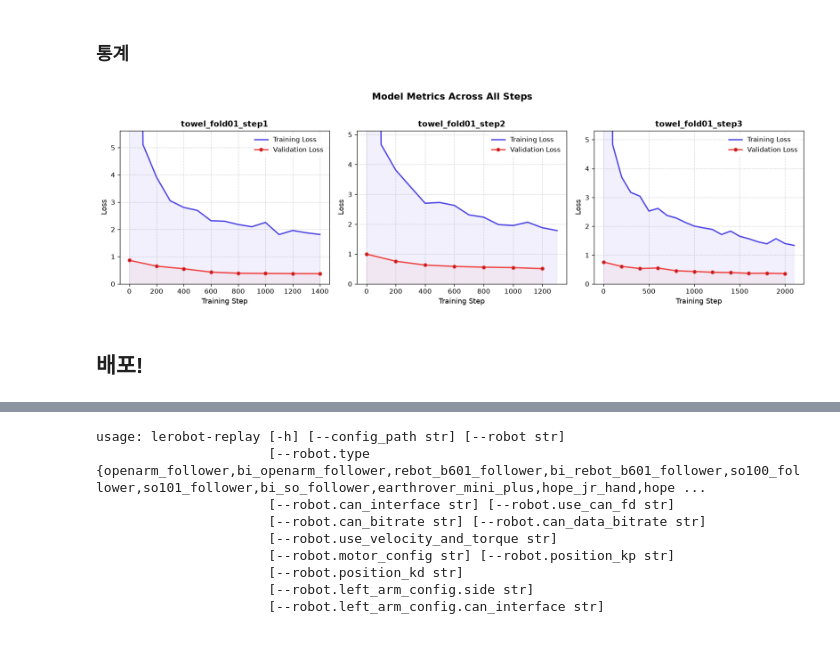
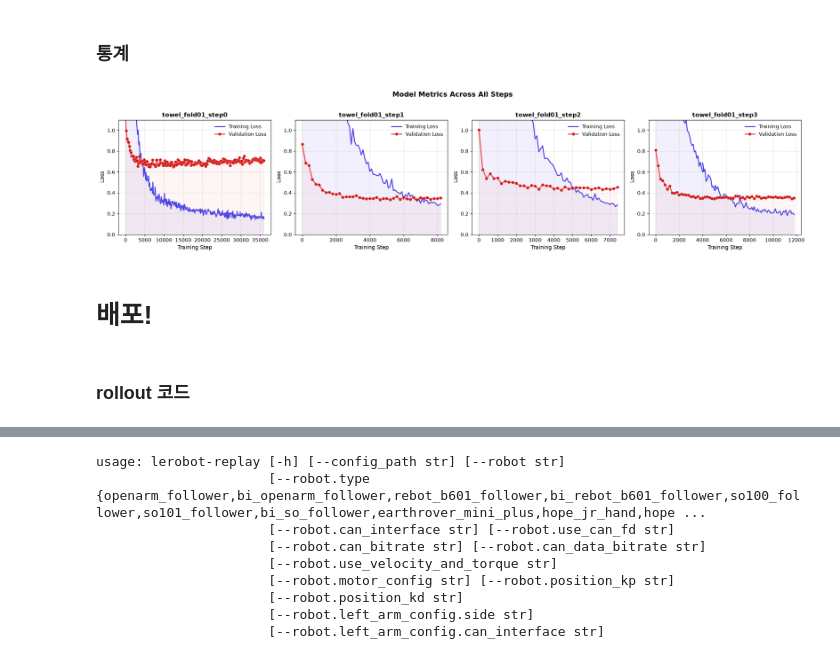
Before and after one commit to lhwdev/csi-agent, a Jupyter notebook: clothing/clothing.ipynb, the cells around one changed output, grey strips where cells are left out. Drawn from its saved outputs; the diff is of its cells as text; code cells hidden in the pictures.

```diff
--- a/clothing/clothing.ipynb
+++ b/clothing/clothing.ipynb
@@ -507,6 +517,11 @@ KeyboardInterrupt:
 clothing_name = "towel_fold01"
 
 steps = [
+    {
+    "repo_id": f"lhwdev/{clothing_name}_step0",
+    "root_dir": f"/home/lerobot/lerobot2/csi-agent/lhwdev/records/{clothing_name}_step0",
+    "task": "Unfold the clothes."
+  },
   {
     "repo_id": f"lhwdev/{clothing_name}_step1",
     "root_dir": f"/home/lerobot/lerobot2/csi-agent/lhwdev/records/{clothing_name}_step1",
@@ -710,8 +687,8 @@ from pathlib import Path
 # Find all steps that have history
 plots_data = []
 for i, step_config in enumerate(steps):
-    step_name = step_config.get("repo_id", f"step{i+1}").split("/")[-1]
-    history_path = Path(f"../train/{clothing_name}_step{i+1}/loss_history.json")
+    step_name = step_config.get("repo_id", f"step{i}").split("/")[-1]
+    history_path = Path(f"../train/{clothing_name}_step{i}/loss_history.json")
     if history_path.exists():
         with open(history_path, "r") as f:
             history = json.load(f)
@@ -746,39 +723,41 @@ else:
                 linewidth=2,
                 marker='o',
                 markersize=5,
                 markerfacecolor="#b91c1c"
             )
             ax.fill_between(val_steps, val_losses, color="#ef4444", alpha=0.05)
 
         ax.set_xlabel("Training Step", fontsize=11)
         ax.set_ylabel("Loss", fontsize=11)
         ax.set_title(step_name, fontsize=12, fontweight="bold")
         ax.grid(True, linestyle="--", alpha=0.5)
         ax.legend(frameon=True, facecolor="white", edgecolor="none")
 
         # Dynamically calculate y-limit to exclude step 0 spike if possible
         losses_to_fit = []
         if len(train_losses) > 1:
             losses_to_fit.extend(train_losses[1:])
         else:
             losses_to_fit.extend(train_losses)
 
         if len(val_losses) > 1:
             losses_to_fit.extend(val_losses[1:])
         else:
             losses_to_fit.extend(val_losses)
 
-        if losses_to_fit:
-            max_val = max(losses_to_fit)
-            ax.set_ylim(0, max_val * 1.1)
-        else:
-            ax.set_ylim(0, 1.0)
+        # if losses_to_fit:
+        #     max_val = max(losses_to_fit)
+        #     ax.set_ylim(0, max_val * 1.1)
+        # else:
+        ax.set_ylim(0, 1.1)
 
     plt.suptitle("Model Metrics Across All Steps", fontsize=14, fontweight="bold", y=1.02)
     plt.tight_layout()
     plt.show()
 # %% [output]
-[figure, old version]
+[figure, new version]
 # %% [markdown]
-## 배포!
+# 배포!
+# %% [markdown]
+### rollout 코드
 # %%
```
Also changed, not shown: parts of 27 cells of this notebook, 13 other files.
